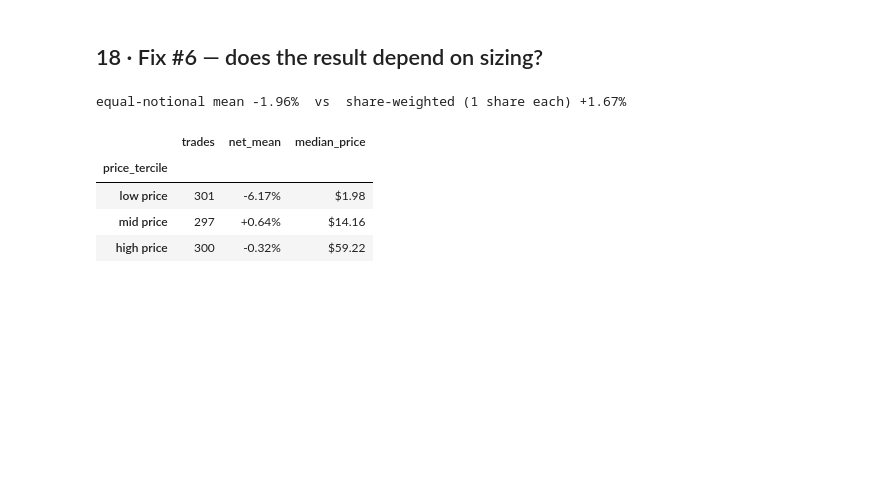
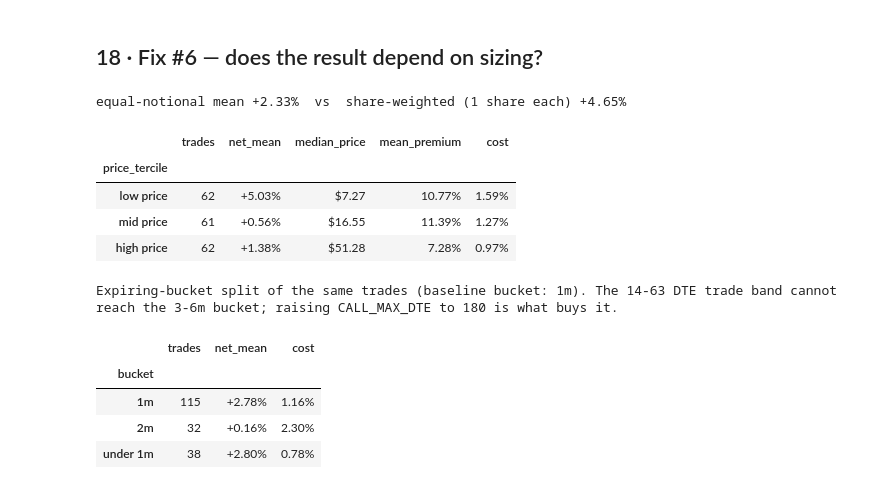
Before and after one commit to 124812/massiveandslightlypassive1, a Jupyter notebook: strategy_v2.ipynb, the cells around one changed output. Cells and saved outputs as stored; diff of their text form; code cells hidden in the pictures; blank space fills up the shorter version.

```diff
--- a/strategy_v2.ipynb
+++ b/strategy_v2.ipynb
@@ -847,7 +874,7 @@ def _sec_get_json(url: str) -> dict | None:
 
 
 _ACCEPT_CACHE: dict[int, dict] = {}   # cik -> {"map": accession -> time, "files": unread older pages}
-EARLIEST_NEEDED = min(STUDY_START, STRESS_START if RUN_STRESS_WINDOW else STUDY_START)
+EARLIEST_NEEDED = min(TRAIN_START, STRESS_START if RUN_STRESS_WINDOW else TRAIN_START)
 
 
 def _acc_block(block) -> dict:
@@ -1631,0 +1972,19 @@ gross +1.55%, mean round-trip cost 3.51% (of which stock 0.10%); mean premium 9.
+# %%
+print(f"Cost drag as an explicit line item, never folded silently into net: mean round-trip cost "
+      f"{rules_train.cost.mean():.2%} of spot against {rules_train.gross.mean():+.2%} gross "
+      f"({rules_train.cost.mean() / rules_train.gross.mean():.0%} of the gross move) on "
+      f"{len(rules_train)} TRAIN trades. Mean entry premium is {rules_train.premium.mean():.2%} of "
+      f"spot and mean S_e is ${rules_train.S_e.median():.2f}.")
+rows = []
+for mult in COST_GRID:
+    _, ru = evaluate_v2(train_structs, cost_mult=mult)
+    f = filing_level(ru, "net")
+    lo, hi = cluster_ci(f.net, f.ticker)
+    rows.append({"spread multiplier": f"{mult:.1f}x", "trades": len(ru), "filings": len(f),
+                 "mean cost / spot": ru.cost.mean(), "net mean": f.net.mean(),
+                 "lo": lo, "hi": hi,
+                 "cost drag / gross": ru.cost.mean() / ru.gross.mean() if ru.gross.mean() > 0 else np.nan})
+display(pd.DataFrame(rows).set_index("spread multiplier").style.format(
+    {c: "{:+.2%}" for c in ["mean cost / spot", "net mean", "lo", "hi", "cost drag / gross"]}))
+print("The model is 1.0x; the rest of the grid is there to show how much of the answer is the "
+      "cost assumption rather than the signal.")
@@ -1632,19 +2000,35 @@ gross +1.55%, mean round-trip cost 3.51% (of which stock 0.10%); mean premium 9.
 # %% [markdown]
 ## 18 · Fix #6 — does the result depend on sizing?
 # %%
-eq_w = rules.net.mean()
-sh_w = (rules.net * rules.S_e).sum() / rules.S_e.sum()
+eq_w = rules_train.net.mean()
+sh_w = (rules_train.net * rules_train.S_e).sum() / rules_train.S_e.sum()
 print(f"equal-notional mean {eq_w:+.2%}  vs  share-weighted (1 share each) {sh_w:+.2%}")
-rules["price_tercile"] = pd.qcut(rules.S_e, 3, labels=["low price", "mid price", "high price"])
-display(rules.groupby("price_tercile", observed=True).agg(trades=("net", "size"), net_mean=("net", "mean"),
-        median_price=("S_e", "median")).style.format({"net_mean": "{:+.2%}", "median_price": "${:.2f}"}))
+# rank(method="first") breaks ties, so two trades in the same penny-penny stock cannot collapse
+# two terciles into one bin edge.
+rules_train["price_tercile"] = pd.qcut(rules_train.S_e.rank(method="first"), 3,
+                                         labels=["low price", "mid price", "high price"])
+display(rules_train.groupby("price_tercile", observed=True).agg(
+    trades=("net", "size"), net_mean=("net", "mean"), median_price=("S_e", "median"),
+    mean_premium=("premium", "mean"), cost=("cost", "mean")).style.format(
+    {"net_mean": "{:+.2%}", "median_price": "${:.2f}", "mean_premium": "{:.2%}", "cost": "{:.2%}"}))
+print(f"Expiring-bucket split of the same trades (baseline bucket: {BASELINE_BUCKET}). The 14-63 DTE "
+      f"trade band cannot reach the 3-6m bucket; raising CALL_MAX_DTE to 180 is what buys it.")
+display(rules_train.groupby("bucket").agg(trades=("net", "size"), net_mean=("net", "mean"),
+                                          cost=("cost", "mean")).style.format(
+    {"net_mean": "{:+.2%}", "cost": "{:.2%}"}))
 # %% [output]
-equal-notional mean -1.96%  vs  share-weighted (1 share each) +1.67%
+equal-notional mean +2.33%  vs  share-weighted (1 share each) +4.65%
-|  | trades | net_mean | median_price |
-| price_tercile |  |  |  |
-| low price | 301 | -6.17% | $1.98 |
-| mid price | 297 | +0.64% | $14.16 |
-| high price | 300 | -0.32% | $59.22 |
+|  | trades | net_mean | median_price | mean_premium | cost |
+| price_tercile |  |  |  |  |  |
+| low price | 62 | +5.03% | $7.27 | 10.77% | 1.59% |
+| mid price | 61 | +0.56% | $16.55 | 11.39% | 1.27% |
+| high price | 62 | +1.38% | $51.28 | 7.28% | 0.97% |
+Expiring-bucket split of the same trades (baseline bucket: 1m). The 14-63 DTE trade band cannot reach the 3-6m bucket; raising CALL_MAX_DTE to 180 is what buys it.
+|  | trades | net_mean | cost |
+| bucket |  |  |  |
+| 1m | 115 | +2.78% | 1.16% |
+| 2m | 32 | +0.16% | 2.30% |
+| under 1m | 38 | +2.80% | 0.78% |
 # %%
 def summarize(ru, label):
     if ru.empty:
```
Also changed, not shown: parts of 40 cells of this notebook, 1 other file.
